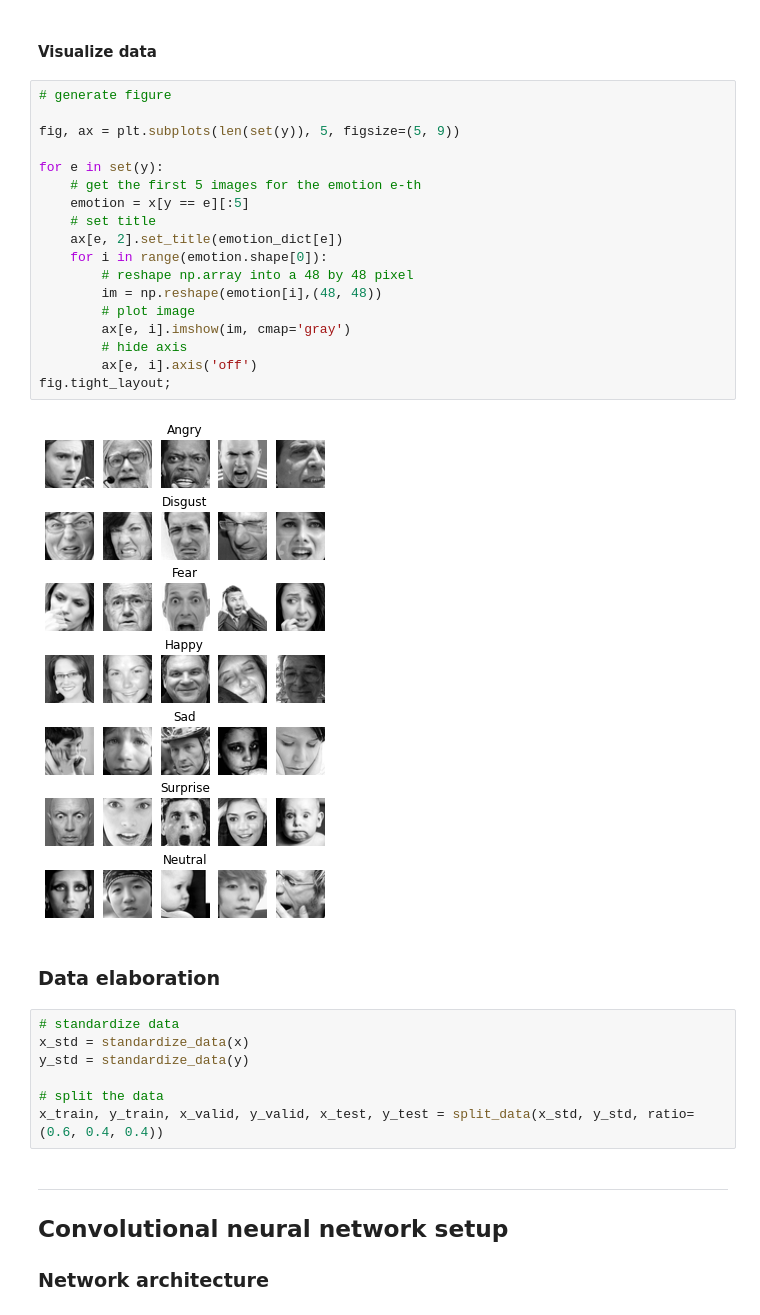
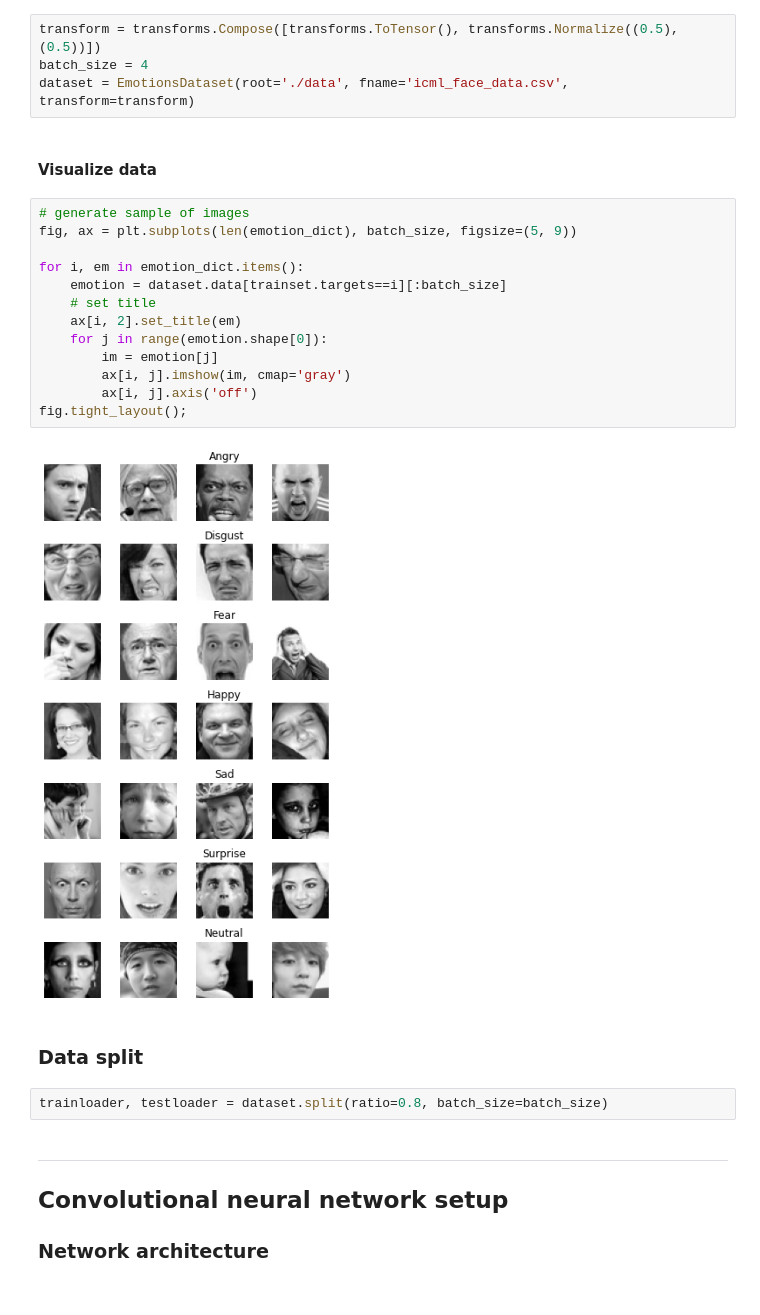
Before and after one commit to seiji594/MTH767P_Group4_project, a Jupyter notebook: main.ipynb, the cells around one changed output. Drawn from its saved outputs; the diff is of its cells as text.

```diff
--- a/main.ipynb
+++ b/main.ipynb
@@ -93,34 +34,28 @@ x, y = load_data(_data_path + '/icml_face_data.csv')
+# %%
+transform = transforms.Compose([transforms.ToTensor(), transforms.Normalize((0.5), (0.5))])
+batch_size = 4
+dataset = EmotionsDataset(root='./data', fname='icml_face_data.csv', transform=transform)
 # %% [markdown]
 #### Visualize data
 # %%
-# generate figure
+# generate sample of images
+fig, ax = plt.subplots(len(emotion_dict), batch_size, figsize=(5, 9))
 
-fig, ax = plt.subplots(len(set(y)), 5, figsize=(5, 9))
-
-for e in set(y):
-    # get the first 5 images for the emotion e-th
-    emotion = x[y == e][:5]
+for i, em in emotion_dict.items():
+    emotion = dataset.data[trainset.targets==i][:batch_size]
     # set title
-    ax[e, 2].set_title(emotion_dict[e])
-    for i in range(emotion.shape[0]):
-        # reshape np.array into a 48 by 48 pixel
-        im = np.reshape(emotion[i],(48, 48))
-        # plot image
-        ax[e, i].imshow(im, cmap='gray')
-        # hide axis
-        ax[e, i].axis('off')
-fig.tight_layout;
+    ax[i, 2].set_title(em)
+    for j in range(emotion.shape[0]):
+        im = emotion[j]
+        ax[i, j].imshow(im, cmap='gray')
+        ax[i, j].axis('off')
+fig.tight_layout();
 # %% [output]
-[figure, old version]
+[figure, new version]
 # %% [markdown]
-### Data elaboration
+### Data split
 # %%
-# standardize data
-x_std = standardize_data(x)
-y_std = standardize_data(y)
-
-# split the data
-x_train, y_train, x_valid, y_valid, x_test, y_test = split_data(x_std, y_std, ratio=(0.6, 0.4, 0.4))
+trainloader, testloader = dataset.split(ratio=0.8, batch_size=batch_size)
 # %% [markdown]
 ---
 ## Convolutional neural network setup
```
Also changed, not shown: parts of 5 cells of this notebook, 3 other files.
